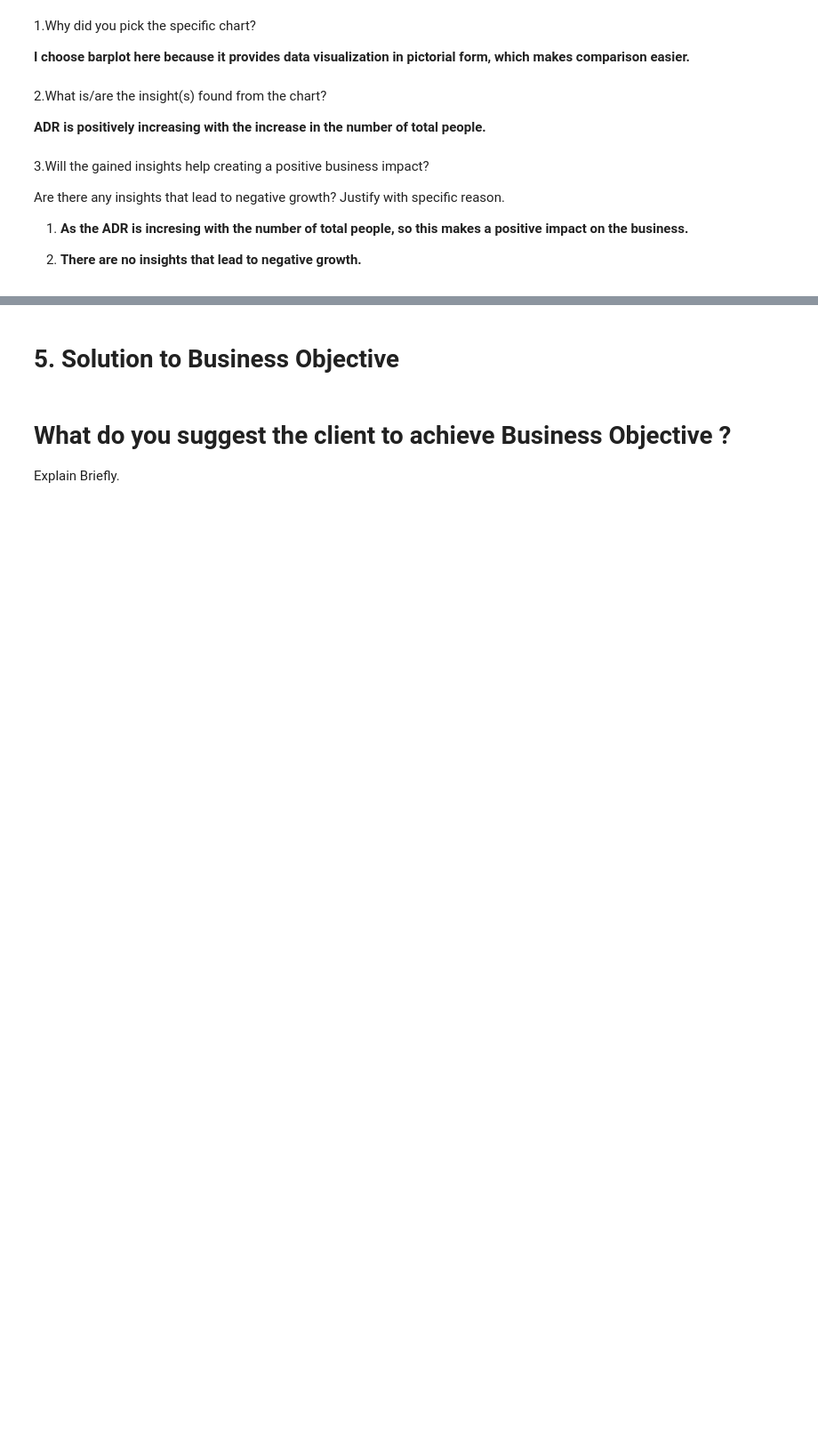
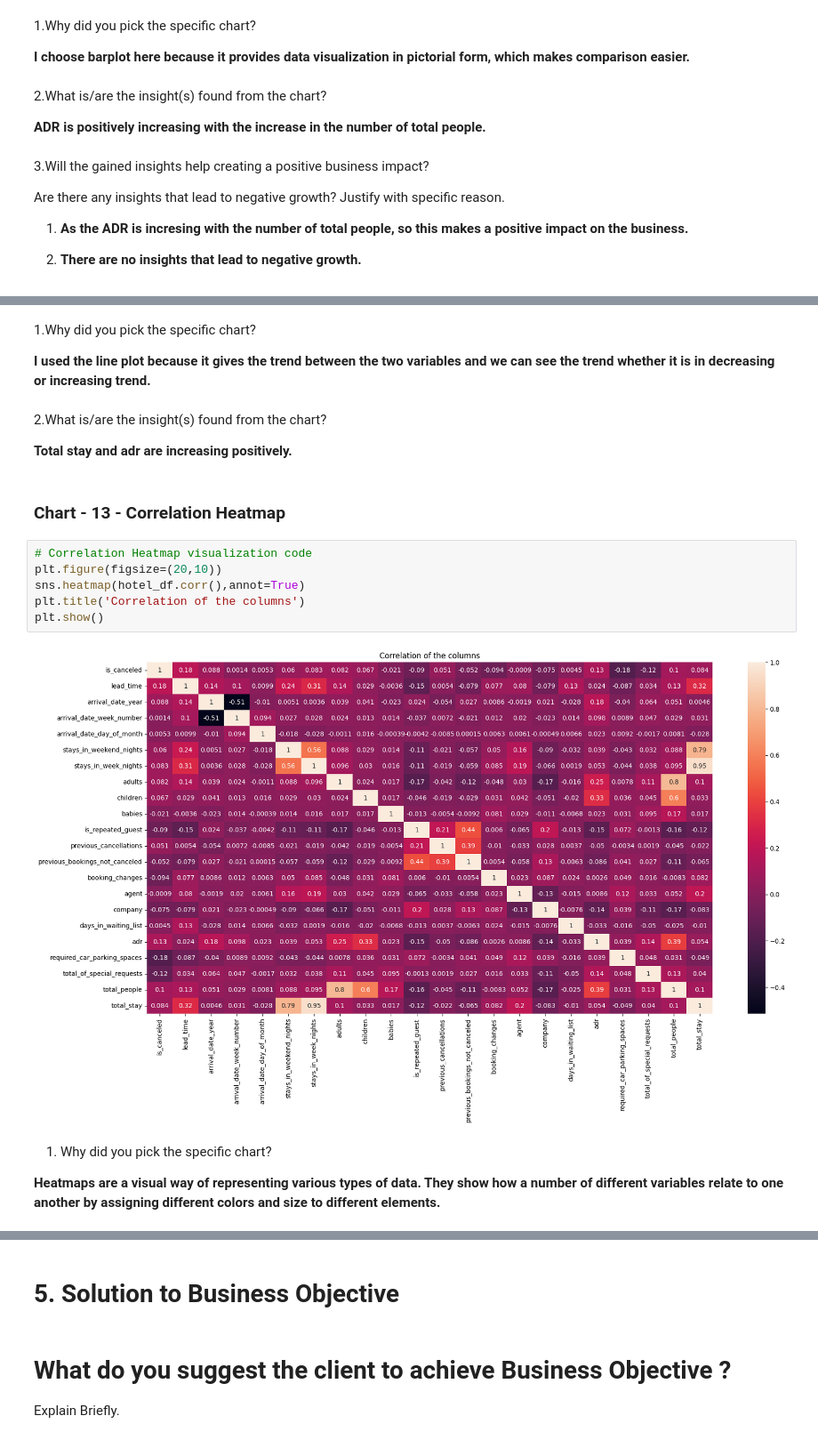
Before and after one commit to Shreya-1003/CapStone-Projects-Module_2, a Jupyter notebook: EDA_Hotel_Booking_Analysis.ipynb, the cells around one changed output, grey strips where cells are left out. Shown at 89% size. Saved outputs shown, nothing was run; the diff lists cells and outputs as text; blank space fills up the shorter version.

```diff
--- a/EDA_Hotel_Booking_Analysis.ipynb
+++ b/EDA_Hotel_Booking_Analysis.ipynb
@@ -950,0 +985,22 @@ Are there any insights that lead to negative growth? Justify with specific reaso
+# %% [markdown]
+1.Why did you pick the specific chart?
+
+**I used the line plot because it gives the trend between the two variables and we can see the trend whether it is in decreasing or increasing trend.**
+# %% [markdown]
+2.What is/are the insight(s) found from the chart?
+
+**Total stay and adr are increasing positively.**
+# %% [markdown]
+### Chart - 13 - Correlation Heatmap
+# %%
+# Correlation Heatmap visualization code
+plt.figure(figsize=(20,10))
+sns.heatmap(hotel_df.corr(),annot=True)
+plt.title('Correlation of the columns')
+plt.show()
+# %% [output]
+[figure, added]
+# %% [markdown]
+1. Why did you pick the specific chart?
+
+**Heatmaps are a visual way of representing various types of data. They show how a number of different variables relate to one another by assigning different colors and size to different elements.**
```
Also changed, not shown: parts of 8 cells of this notebook.
